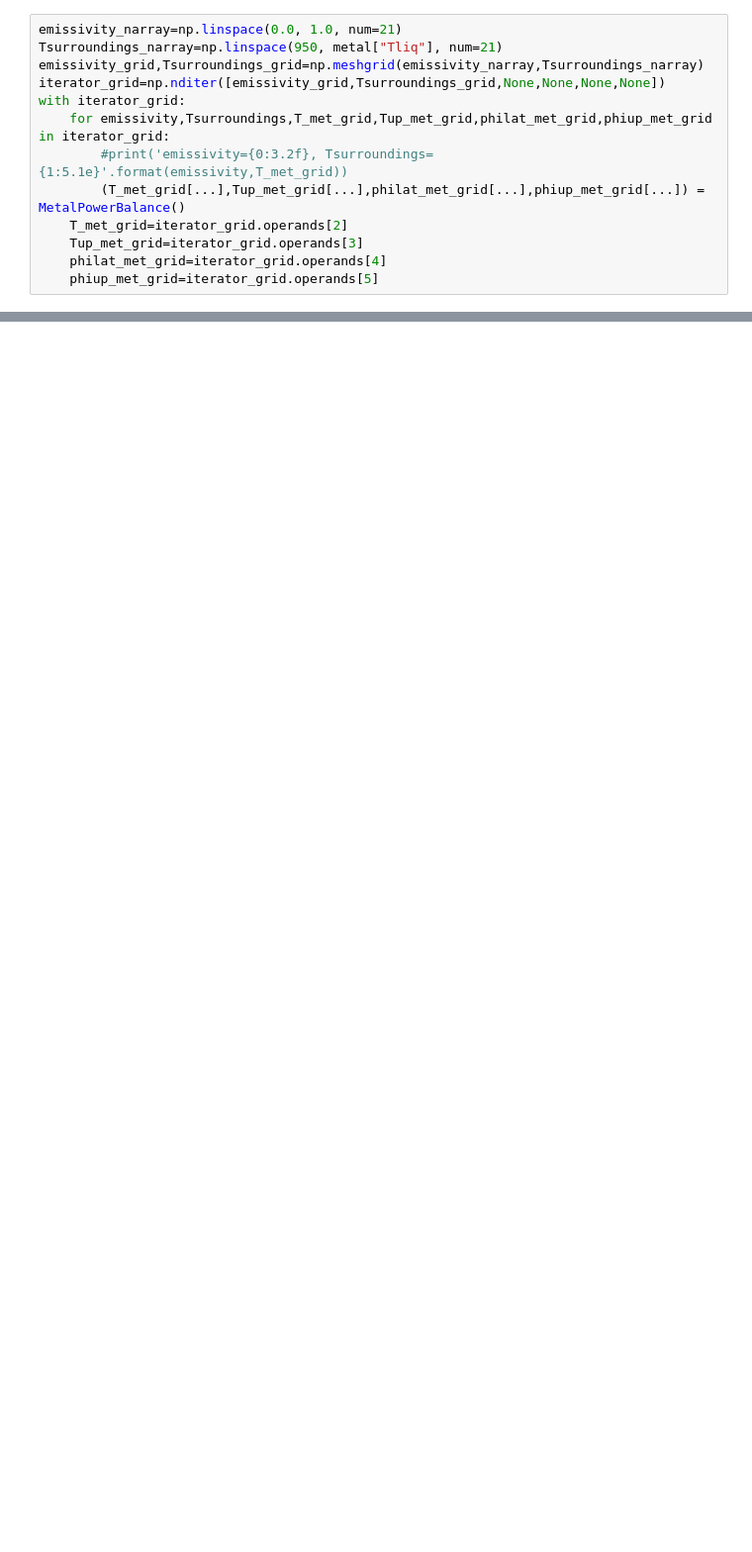
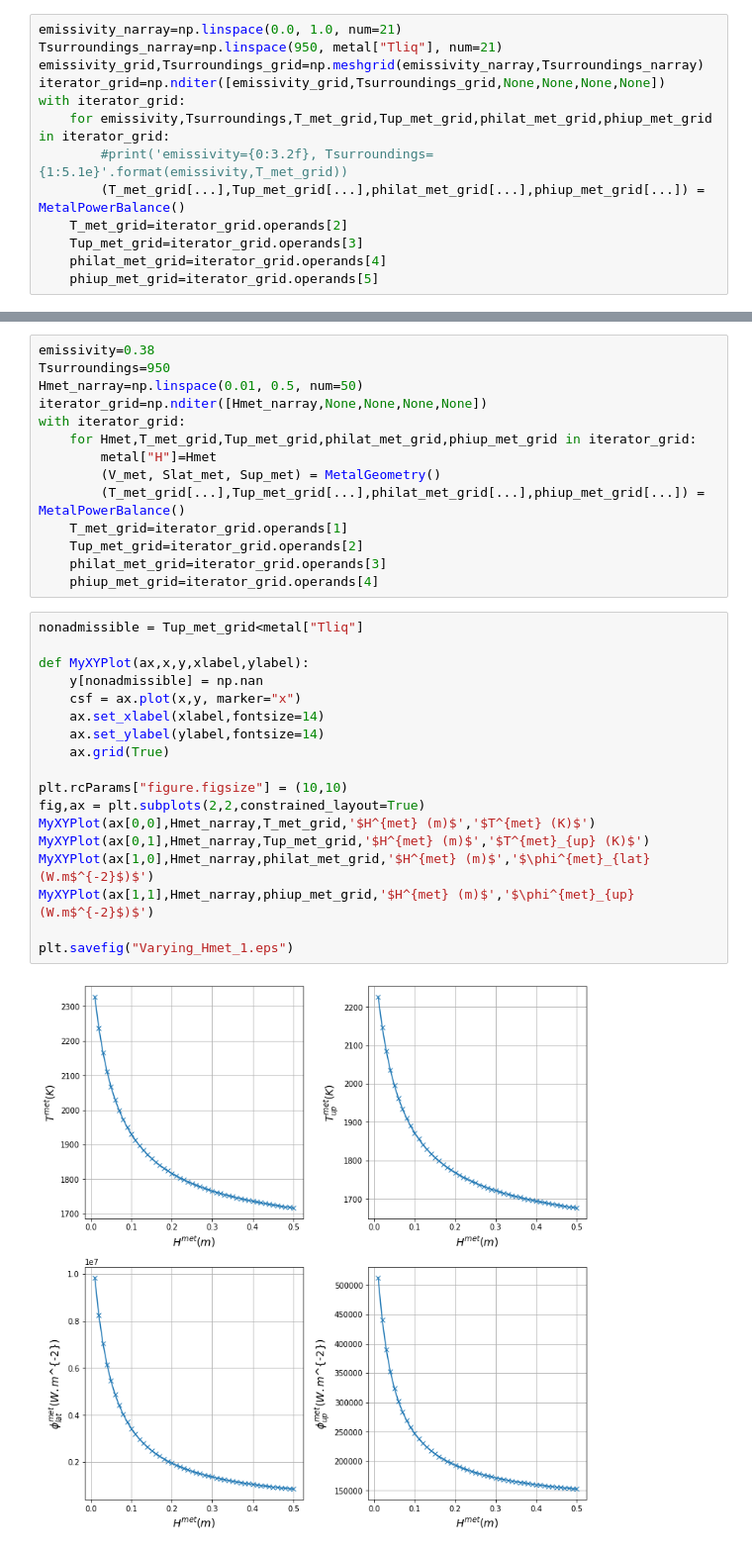
Before and after one commit to niamorelreillet/ENSE3---TD, a Jupyter notebook: TD.ipynb, the cells around one changed output, grey strips where cells are left out. Shown: that part at 99% size. Cells and saved outputs as stored; diff of their text form; blank space fills up the shorter version.

```diff
--- a/TD.ipynb
+++ b/TD.ipynb
@@ -269,0 +286,34 @@ MyContourPlot(ax,emissivity_grid,Tsurroundings_grid,philat_met_grid/phiup_ox,'$\
+# %%
+emissivity=0.38
+Tsurroundings=950
+Hmet_narray=np.linspace(0.01, 0.5, num=50)
+iterator_grid=np.nditer([Hmet_narray,None,None,None,None])
+with iterator_grid:
+    for Hmet,T_met_grid,Tup_met_grid,philat_met_grid,phiup_met_grid in iterator_grid:
+        metal["H"]=Hmet
+        (V_met, Slat_met, Sup_met) = MetalGeometry()
+        (T_met_grid[...],Tup_met_grid[...],philat_met_grid[...],phiup_met_grid[...]) = MetalPowerBalance()
+    T_met_grid=iterator_grid.operands[1]
+    Tup_met_grid=iterator_grid.operands[2]
+    philat_met_grid=iterator_grid.operands[3]
+    phiup_met_grid=iterator_grid.operands[4]
+# %%
+nonadmissible = Tup_met_grid<metal["Tliq"]
+
+def MyXYPlot(ax,x,y,xlabel,ylabel):
+    y[nonadmissible] = np.nan
+    csf = ax.plot(x,y, marker="x")
+    ax.set_xlabel(xlabel,fontsize=14)
+    ax.set_ylabel(ylabel,fontsize=14)
+    ax.grid(True)
+
+plt.rcParams["figure.figsize"] = (10,10)
+fig,ax = plt.subplots(2,2,constrained_layout=True)
+MyXYPlot(ax[0,0],Hmet_narray,T_met_grid,'$H^{met} (m)$','$T^{met} (K)$')
+MyXYPlot(ax[0,1],Hmet_narray,Tup_met_grid,'$H^{met} (m)$','$T^{met}_{up} (K)$')
+MyXYPlot(ax[1,0],Hmet_narray,philat_met_grid,'$H^{met} (m)$','$\phi^{met}_{lat} (W.m$^{-2}$)$')
+MyXYPlot(ax[1,1],Hmet_narray,phiup_met_grid,'$H^{met} (m)$','$\phi^{met}_{up} (W.m$^{-2}$)$')
+
+plt.savefig("Varying_Hmet_1.eps")
+# %% [output]
+[figure, added]
```
Also changed, not shown: parts of 25 cells of this notebook, 4 other files.
